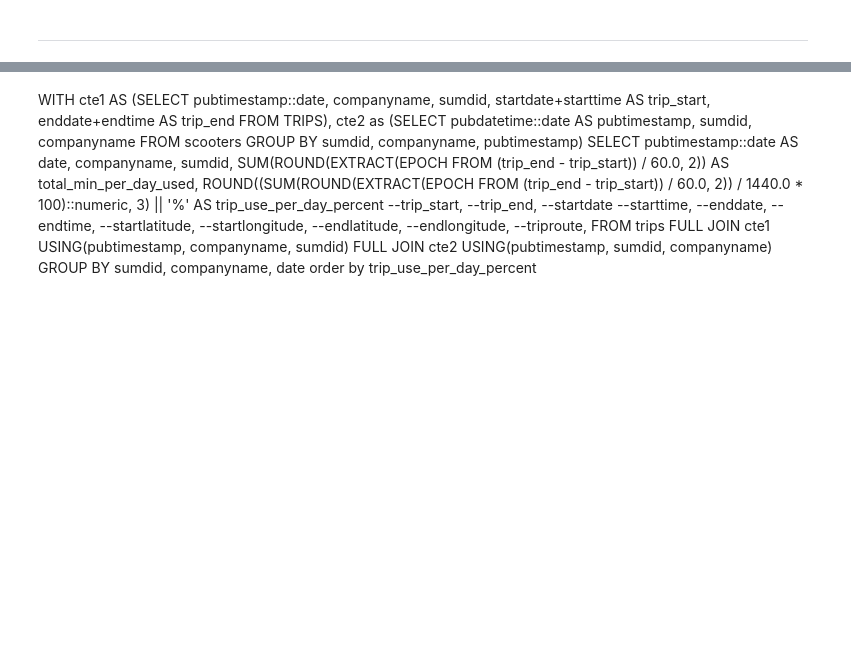
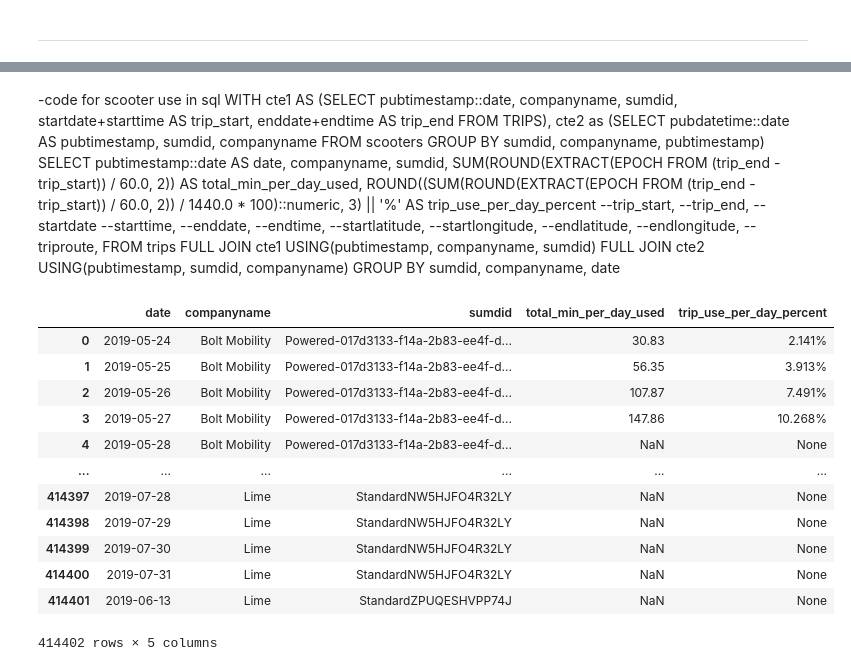
Before and after one commit to NSS-Full-Time-Data-Analytics-11/nashville-scooters-jazzy, a Jupyter notebook: Scooters.ipynb, the cells around one changed output, grey strips where cells are left out. Drawn from its saved outputs; the diff is of its cells as text; code cells hidden in the pictures; blank space fills up the shorter version.

```diff
--- a/Scooters.ipynb
+++ b/Scooters.ipynb
@@ -220,4 +175,5 @@ scooters_time
 # %% [markdown]
+-code for scooter use in sql
 WITH cte1 AS (SELECT pubtimestamp::date,
     		companyname,
     		sumdid,
@@ -249,4 +205,59 @@ FROM trips
 FULL JOIN cte1 USING(pubtimestamp, companyname, sumdid)
 FULL JOIN cte2 USING(pubtimestamp, sumdid, companyname)
 GROUP BY sumdid, companyname, date
-order by trip_use_per_day_percent
+# %%
+query = '''
+WITH cte1 AS (SELECT pubtimestamp::date,
+    		companyname,
+    		sumdid,
+			startdate+starttime AS trip_start,
+			enddate+endtime AS trip_end
+			FROM TRIPS),
+	cte2 as
+	 	(SELECT pubdatetime::date AS pubtimestamp, sumdid, companyname
+			FROM (SELECT pubdatetime, sumdid, CASE WHEN companyname = 'Bolt' THEN 'Bolt Mobility'
+		  WHEN companyname = 'Jump' THEN 'JUMP' WHEN companyname = 'Spin' THEN 'SPIN' ELSE companyname END AS companyname
+		  FROM scooters) AS scooters2
+			GROUP BY sumdid, companyname, pubtimestamp)
+SELECT
+    pubtimestamp::date AS date,
+    companyname,
+    sumdid,
+	SUM(ROUND(EXTRACT(EPOCH FROM (trip_end - trip_start)) / 60.0, 2)) AS total_min_per_day_used,
+	ROUND((SUM(ROUND(EXTRACT(EPOCH FROM (trip_end - trip_start)) / 60.0, 2)) / 1440.0 * 100)::numeric, 3) || '%' AS trip_use_per_day_percent
+	--trip_start,
+	--trip_end,
+    --startdate
+	--starttime,
+	--enddate,
+  	--endtime,
+	--startlatitude,
+    --startlongitude,
+    --endlatitude,
+    --endlongitude,
+    --triproute,
+FROM trips
+FULL JOIN cte1 USING(pubtimestamp, companyname, sumdid)
+FULL JOIN cte2 USING(pubtimestamp, sumdid, companyname)
+GROUP BY sumdid, companyname, date;
+'''
+
+#with engine.connect() as connection: result = connection.execute(text(query))
+with engine.connect() as connection:
+    scooter_use = pd.read_sql(text(query), connection)
+# %%
+scooter_use
+# %% [output]
+|  | date | companyname | sumdid | total_min_per_day_used | trip_use_per_day_percent |
+| 0 | 2019-05-24 | Bolt Mobility | Powered-017d3133-f14a-2b83-ee4f-d... | 30.83 | 2.141% |
+| 1 | 2019-05-25 | Bolt Mobility | Powered-017d3133-f14a-2b83-ee4f-d... | 56.35 | 3.913% |
+| 2 | 2019-05-26 | Bolt Mobility | Powered-017d3133-f14a-2b83-ee4f-d... | 107.87 | 7.491% |
+| 3 | 2019-05-27 | Bolt Mobility | Powered-017d3133-f14a-2b83-ee4f-d... | 147.86 | 10.268% |
+| 4 | 2019-05-28 | Bolt Mobility | Powered-017d3133-f14a-2b83-ee4f-d... | NaN | None |
+| ... | ... | ... | ... | ... | ... |
+| 414397 | 2019-07-28 | Lime | StandardNW5HJFO4R32LY | NaN | None |
+| 414398 | 2019-07-29 | Lime | StandardNW5HJFO4R32LY | NaN | None |
+| 414399 | 2019-07-30 | Lime | StandardNW5HJFO4R32LY | NaN | None |
+| 414400 | 2019-07-31 | Lime | StandardNW5HJFO4R32LY | NaN | None |
+| 414401 | 2019-06-13 | Lime | StandardZPUQESHVPP74J | NaN | None |
+414402 rows × 5 columns
```
Also changed, not shown: parts of 14 cells of this notebook, 1 other file.
